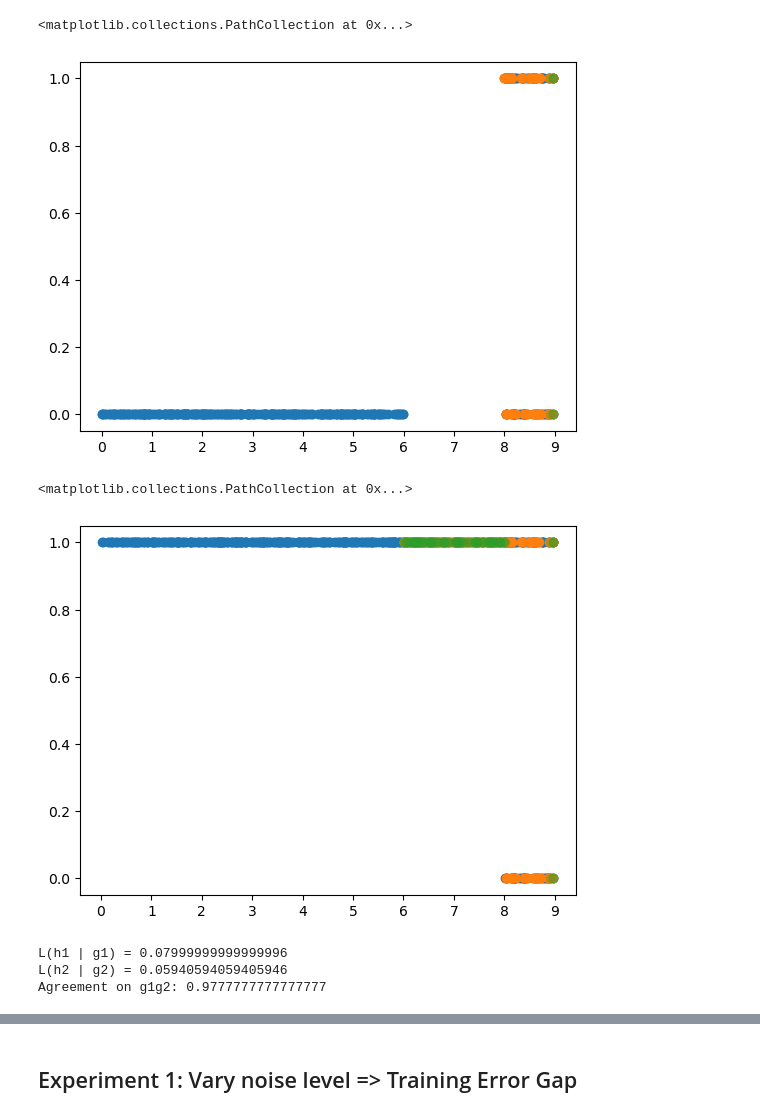
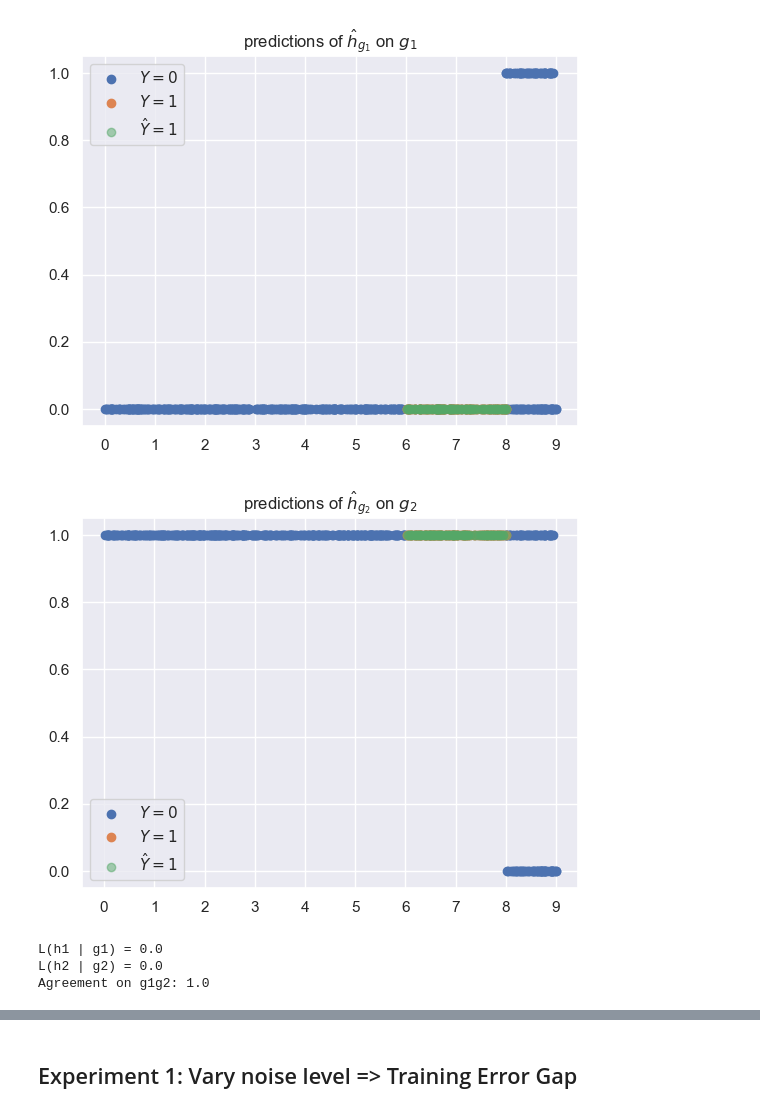
Before and after one commit to samuel-deng/tree_robust, a Jupyter notebook: experiments_synthetic_counterexample.ipynb, the cells around one changed output, grey strips where cells are left out. Drawn from its saved outputs; the diff is of its cells as text; code cells hidden in the pictures.

```diff
--- a/experiments_synthetic_counterexample.ipynb
+++ b/experiments_synthetic_counterexample.ipynb
@@ -2,9 +2,14 @@
 import numpy as np
 import matplotlib.pyplot as plt
 
-from sklearn.linear_model import LogisticRegression
 from sklearn.tree import DecisionTreeClassifier
 from sklearn.ensemble import RandomForestClassifier, VotingClassifier
 from sklearn.metrics import accuracy_score
+
+# Import seaborn
+import seaborn as sns
+
+# Apply the default theme
+sns.set_theme()
 # %%
 def generate_data(n_samples, noise, t1=6, t2=8, t3=9, low=0, high=10):
@@ -39,20 +43,25 @@ def generate_data(n_samples, noise, t1=6, t2=8, t3=9, low=0, high=10):
 # Construct counterexample distribution
 # thresholds for changes in P(Y = 1 | X1)
 n_samples = 1000
-noise = 0.4
+noise = 0
 X, y, [g1,g2,g3,g1g2,g1g2g3] = generate_data(n_samples=n_samples, noise=noise)
 X1 = X[:,0]
 X2 = X[:,1]
+y0 = np.where(y == 0)
+y1 = np.where(y == 1)
 
 # Check groups are okay
 fig, axs = plt.subplots(1, 3, figsize=(10, 2.5), layout='constrained')
 xticks = range(11)
 axs[0].scatter(X1[g1], X2[g1], alpha=0.5, color="darkcyan")
 axs[0].set_xticks(xticks)
+axs[0].set_title("g1")
 axs[1].scatter(X1[g2], X2[g2], alpha=0.5, color="lightcoral")
 axs[1].set_xticks(xticks)
+axs[1].set_title("g2")
 axs[2].scatter(X1[g3], X2[g3], alpha=0.5, color="purple" )
 axs[2].set_xticks(xticks)
+axs[2].set_title("g3")
 plt.show()
 
 # Mass of each group and intersection
@@ -71,27 +104,27 @@ P(g1g2g3)=0.09
 # %%
 # Sanity check g1
-y1 = np.where(y == 1)
 plt.figure()
 plt.xticks(xticks)
-plt.scatter(X[g1][:,0], X[g1][:,1])
+plt.scatter(X[np.intersect1d(y0, g1)][:,0], X[np.intersect1d(y0,g1)][:,1])
 plt.scatter(X[np.intersect1d(y1, g1)][:,0], X[np.intersect1d(y1,g1)][:,1])
 
-modelg1 = DecisionTreeClassifier(max_depth=3)
+modelg1 = DecisionTreeClassifier(max_depth=4)
 modelg1.fit(X[g1], y[g1])
 ypredg1 = modelg1.predict(X)
 ypredg1 = np.where(ypredg1 == 1)
 
 plt.scatter(X[np.intersect1d(ypredg1, g1)][:,0],
-            X[np.intersect1d(ypredg1,g1)][:,1], alpha=0.25)
+            X[np.intersect1d(ypredg1,g1)][:,1], alpha=0.5)
+plt.title("predictions of $\hat{h}_{g_1}$ on $g_1$")
+plt.legend(['$Y = 0$', '$Y = 1$', '$\hat{Y}=1$'])
+plt.show()
 # %% [output]
-<matplotlib.collections.PathCollection at 0x...>
-[figure, old version]
+[figure, new version]
 # %%
-# Sanity check g1
-y1 = np.where(y == 1)
+# Sanity check g2
 plt.figure()
 plt.xticks(xticks)
-plt.scatter(X[g2][:,0], X[g2][:,1])
+plt.scatter(X[np.intersect1d(y0, g2)][:,0], X[np.intersect1d(y0,g2)][:,1])
 plt.scatter(X[np.intersect1d(y1, g2)][:,0], X[np.intersect1d(y1,g2)][:,1])
 
 modelg2 = DecisionTreeClassifier(max_depth=4)
@@ -99,11 +132,13 @@ modelg2.fit(X[g2], y[g2])
 ypredg2 = modelg2.predict(X)
 ypredg2 = np.where(ypredg2 == 1)
 
+plt.title("predictions of $\hat{h}_{g_2}$ on $g_2$")
 plt.scatter(X[np.intersect1d(ypredg2, g2)][:,0],
-            X[np.intersect1d(ypredg2,g2)][:,1], alpha=0.25)
+            X[np.intersect1d(ypredg2,g2)][:,1], alpha=0.5)
+plt.legend(['$Y = 0$', '$Y = 1$', '$\hat{Y}=1$'])
+plt.show()
 # %% [output]
-<matplotlib.collections.PathCollection at 0x...>
-[figure, old version]
+[figure, new version]
 # %%
 # Agreement on g1g2
 print("L(h1 | g1) = {}".format(1 - accuracy_score(modelg1.predict(X[g1]),
@@ -113,8 +148,8 @@ print("L(h2 | g2) = {}".format(1 - accuracy_score(modelg2.predict(X[g2]),
 print("Agreement on g1g2: {}".format(accuracy_score(modelg1.predict(X[g1g2]),
                                                     modelg2.predict(X[g1g2]))))
 # %% [output]
-L(h1 | g1) = 0.07999999999999996
-L(h2 | g2) = 0.05940594059405946
-Agreement on g1g2: 0.9777777777777777
+L(h1 | g1) = 0.0
+L(h2 | g2) = 0.0
+Agreement on g1g2: 1.0
 # %%
 # Sanity check g3
```
Also changed, not shown: parts of 16 cells of this notebook.
